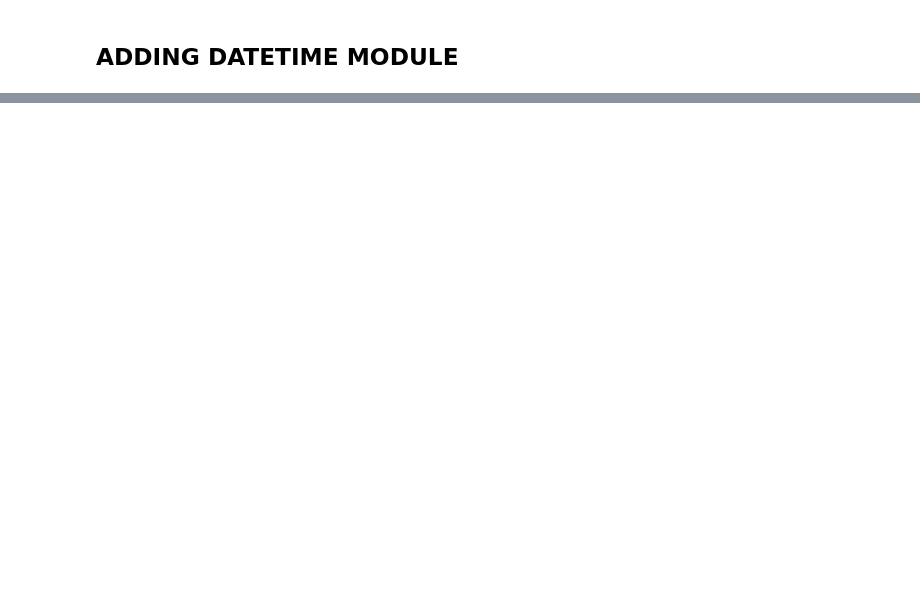
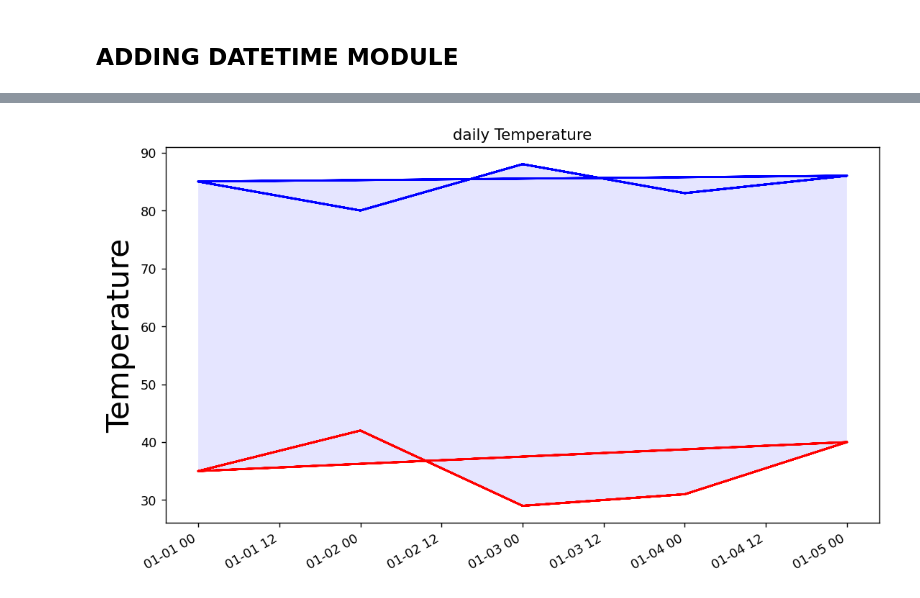
Before and after one commit to aminaminumar/MyProject-Data-Visualization-, a Jupyter notebook: weather_visuals.ipynb, the cells around one changed output, grey strips where cells are left out. Drawn from its saved outputs; the diff is of its cells as text; code cells hidden in the pictures; blank space fills up the shorter version.

```diff
--- a/weather_visuals.ipynb
+++ b/weather_visuals.ipynb
@@ -81,0 +82,31 @@ plt.show()
+# %%
+# plot to show humidity
+file_name = 'sitka_weather_data.csv'
+with open(file_name) as f:
+    reader = csv.reader(f)
+    header_row = next(reader)
+    # print(header_row)
+
+    dates, temperature, humidity = [], [], []
+    for row in reader:
+        current_date = datetime.strptime(row[0], "%Y-%m-%d")
+        dates.append(current_date)
+
+        # conver the temperature to int
+        temperature.append(int(row[1]))
+        humidity.append(int(row[2]))
+
+
+fig = plt.figure(dpi=128, figsize=(10, 6))
+plt.plot(dates, temperature, c= 'red')
+plt.plot(dates, humidity, c= 'blue')
+plt.title('daily Temperature')
+plt.xlabel('', fontsize = 24)
+plt.ylabel('Temperature', fontsize = 24)
+fig.autofmt_xdate()
+plt.tick_params(axis= 'both', which= 'major' )
+plt.fill_between(dates, temperature, humidity, facecolor='blue', alpha=0.1)
+
+plt.show()
+# %% [output]
+[figure, added]
```
Also changed, not shown: parts of 2 cells of this notebook, 1 other file.
